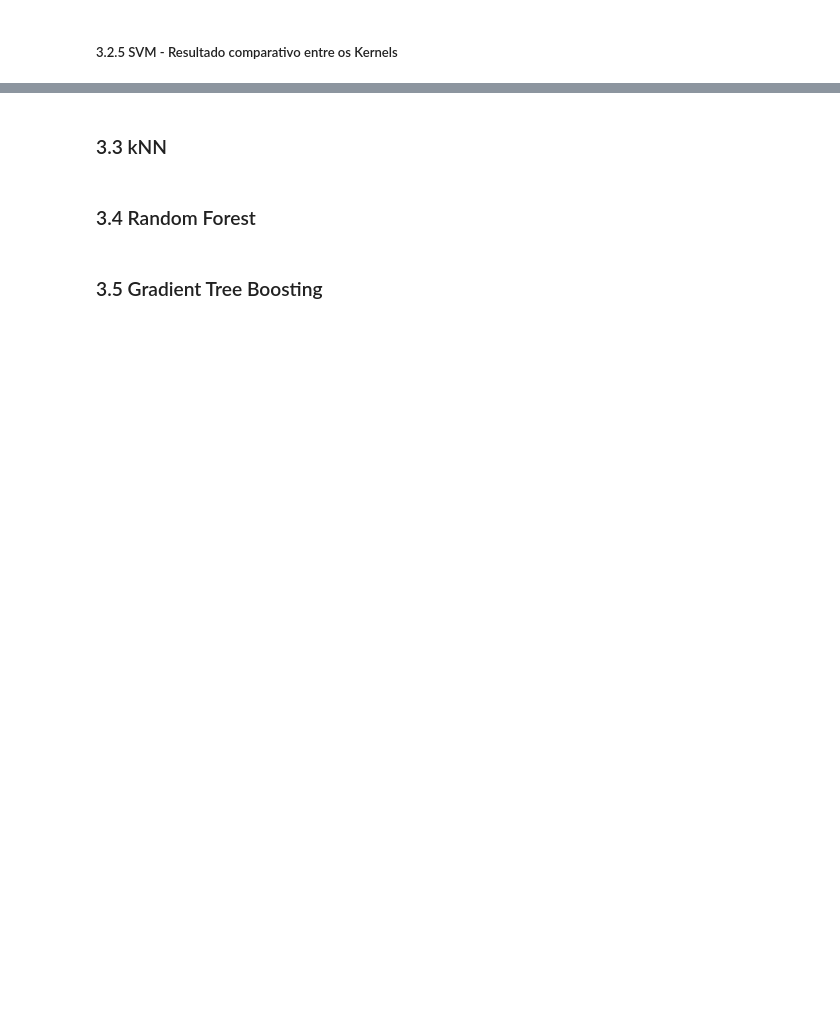
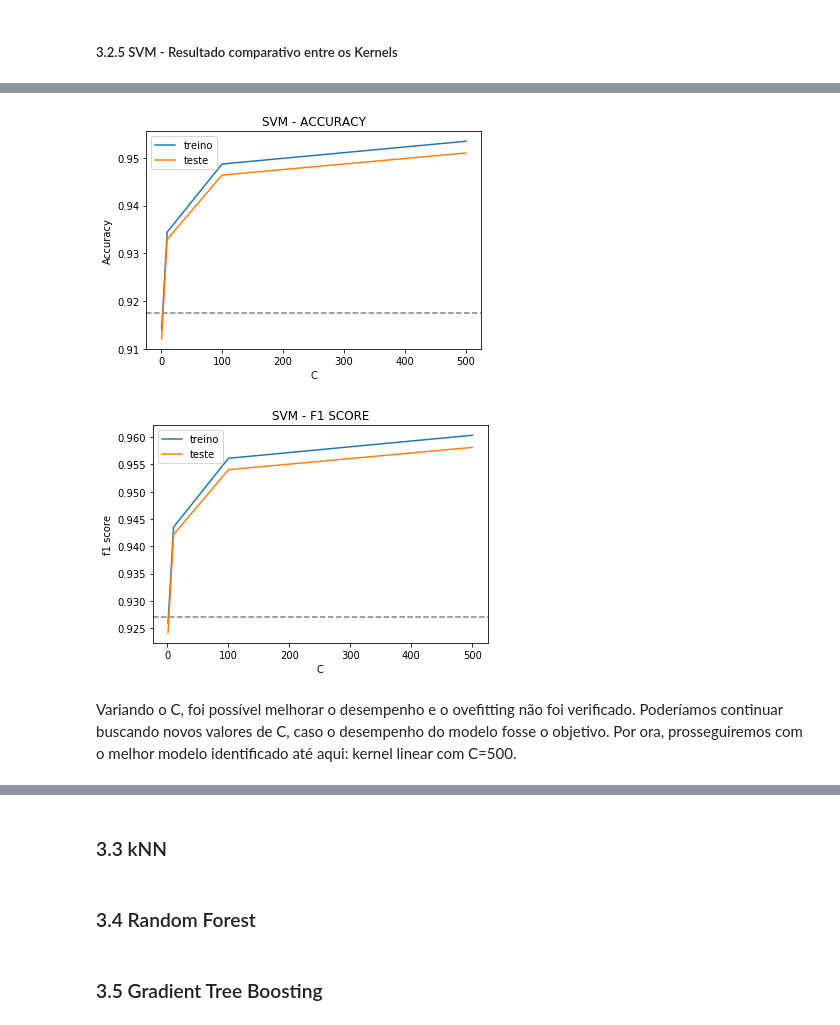
Before and after one commit to vesper-college-assignments/machine-learning, a Jupyter notebook: tp1/tp1_valeria_souza.ipynb, the cells around one changed output, grey strips where cells are left out. Cells and saved outputs as stored; diff of their text form; code cells hidden in the pictures; blank space fills up the shorter version.

```diff
--- a/tp1/tp1_valeria_souza.ipynb
+++ b/tp1/tp1_valeria_souza.ipynb
@@ -501,0 +529,17 @@ metrics={
+# %%
+metrics_best_svm = {
+    'accuracy_train':[],
+    'precision_train':[],
+    'recall_train':[],
+    'f1_train':[],
+    'accuracy_test':[],
+    'precision_test':[],
+    'recall_test':[],
+    'f1_test':[]
+}
+
+espaco_de_busca = [1, 10, 100, 500]
+for C in tqdm(espaco_de_busca):
+    best_svm = Experiment()
+    best_svm.run_svm('linear', C)
+    metrics_best_svm = save_results(best_svm, metrics_best_svm)
@@ -501,0 +548,7 @@ metrics={
+# %%
+plot_results(espaco_de_busca, metrics_best_svm, baseline, name='SVM', parameter='C')
+# %% [output]
+[figure, added]
+[figure, added]
+# %% [markdown]
+Variando o C, foi possível melhorar o desempenho e o ovefitting não foi verificado. Poderíamos continuar buscando novos valores de C, caso o desempenho do modelo fosse o objetivo. Por ora, prosseguiremos com o melhor modelo identificado até aqui: kernel linear com C=500.
```
Also changed, not shown: parts of 29 cells of this notebook.
